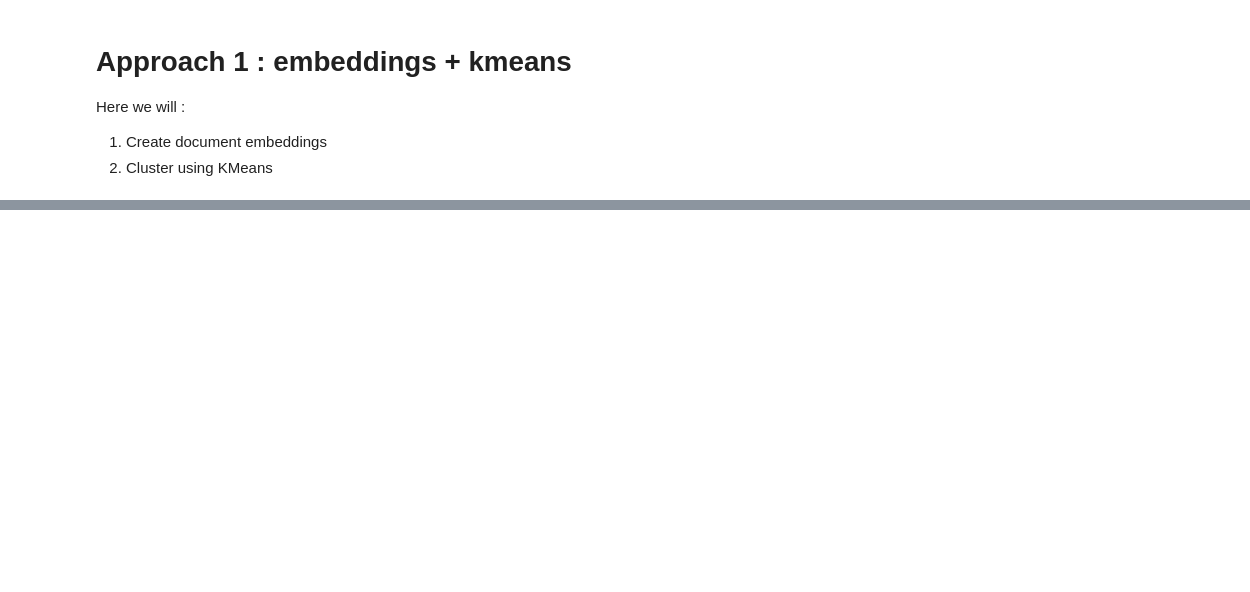
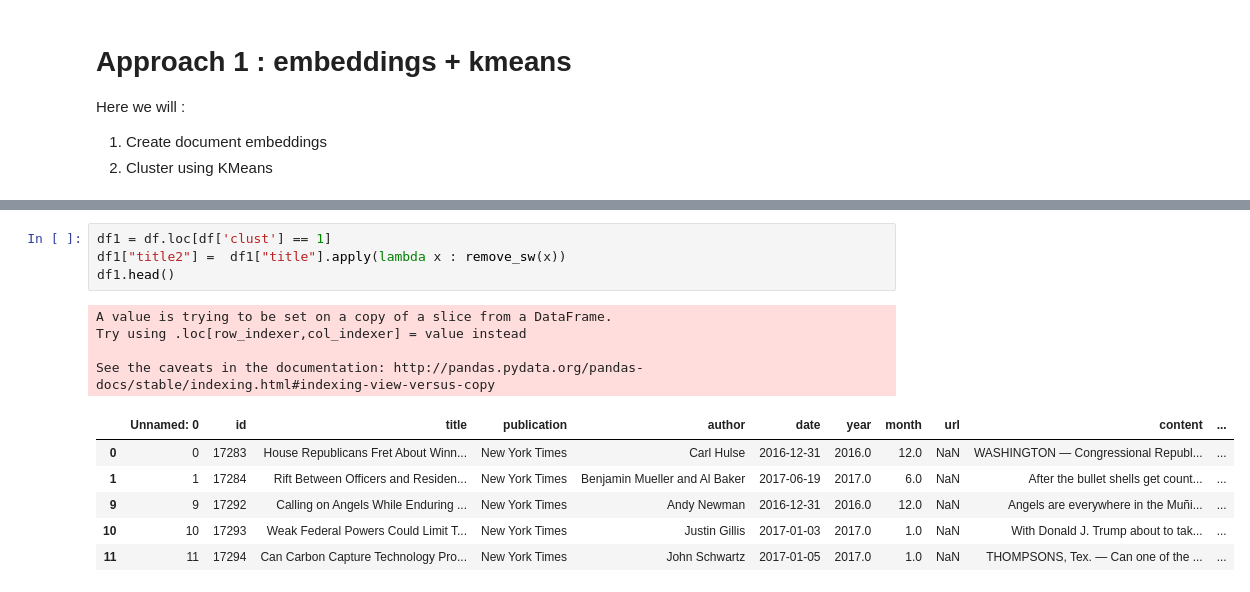
Before and after one commit to symposia/TopicModeling, a Jupyter notebook: D2V/topic-modelling-doc2vec-kmeans.ipynb, the cells around one changed output, grey strips where cells are left out. Drawn from its saved outputs; the diff is of its cells as text; blank space fills up the shorter version.

```diff
--- a/D2V/topic-modelling-doc2vec-kmeans.ipynb
+++ b/D2V/topic-modelling-doc2vec-kmeans.ipynb
@@ -75,0 +516,15 @@ df.groupby("clust" )["content"].count().plot(kind = "pie", autopct='%.2f', figsi
+# %%
+df1 = df.loc[df['clust'] == 1]
+df1["title2"] =  df1["title"].apply(lambda x : remove_sw(x))
+df1.head()
+# %% [output]
+A value is trying to be set on a copy of a slice from a DataFrame.
+Try using .loc[row_indexer,col_indexer] = value instead
+
+See the caveats in the documentation: http://pandas.pydata.org/pandas-docs/stable/indexing.html#indexing-view-versus-copy
+|  | Unnamed: 0 | id | title | publication | author | date | year | month | url | content | ... |
+| 0 | 0 | 17283 | House Republicans Fret About Winn... | New York Times | Carl Hulse | 2016-12-31 | 2016.0 | 12.0 | NaN | WASHINGTON — Congressional Republ... | ... |
+| 1 | 1 | 17284 | Rift Between Officers and Residen... | New York Times | Benjamin Mueller and Al Baker | 2017-06-19 | 2017.0 | 6.0 | NaN | After the bullet shells get count... | ... |
+| 9 | 9 | 17292 | Calling on Angels While Enduring ... | New York Times | Andy Newman | 2016-12-31 | 2016.0 | 12.0 | NaN | Angels are everywhere in the Muñi... | ... |
+| 10 | 10 | 17293 | Weak Federal Powers Could Limit T... | New York Times | Justin Gillis | 2017-01-03 | 2017.0 | 1.0 | NaN | With Donald J. Trump about to tak... | ... |
+| 11 | 11 | 17294 | Can Carbon Capture Technology Pro... | New York Times | John Schwartz | 2017-01-05 | 2017.0 | 1.0 | NaN | THOMPSONS, Tex. — Can one of the ... | ... |
```
Also changed, not shown: parts of 38 cells of this notebook, 11 other files.
